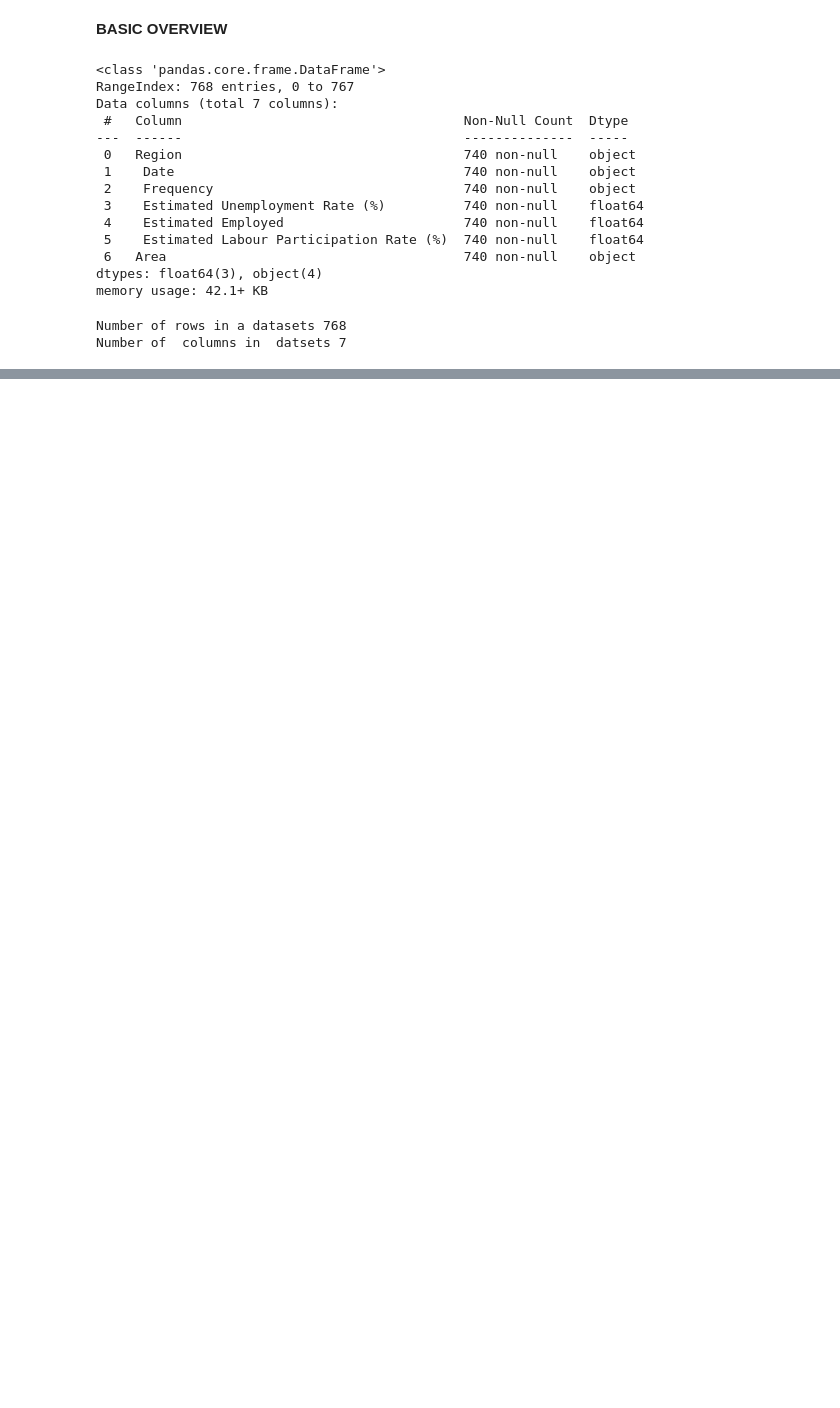
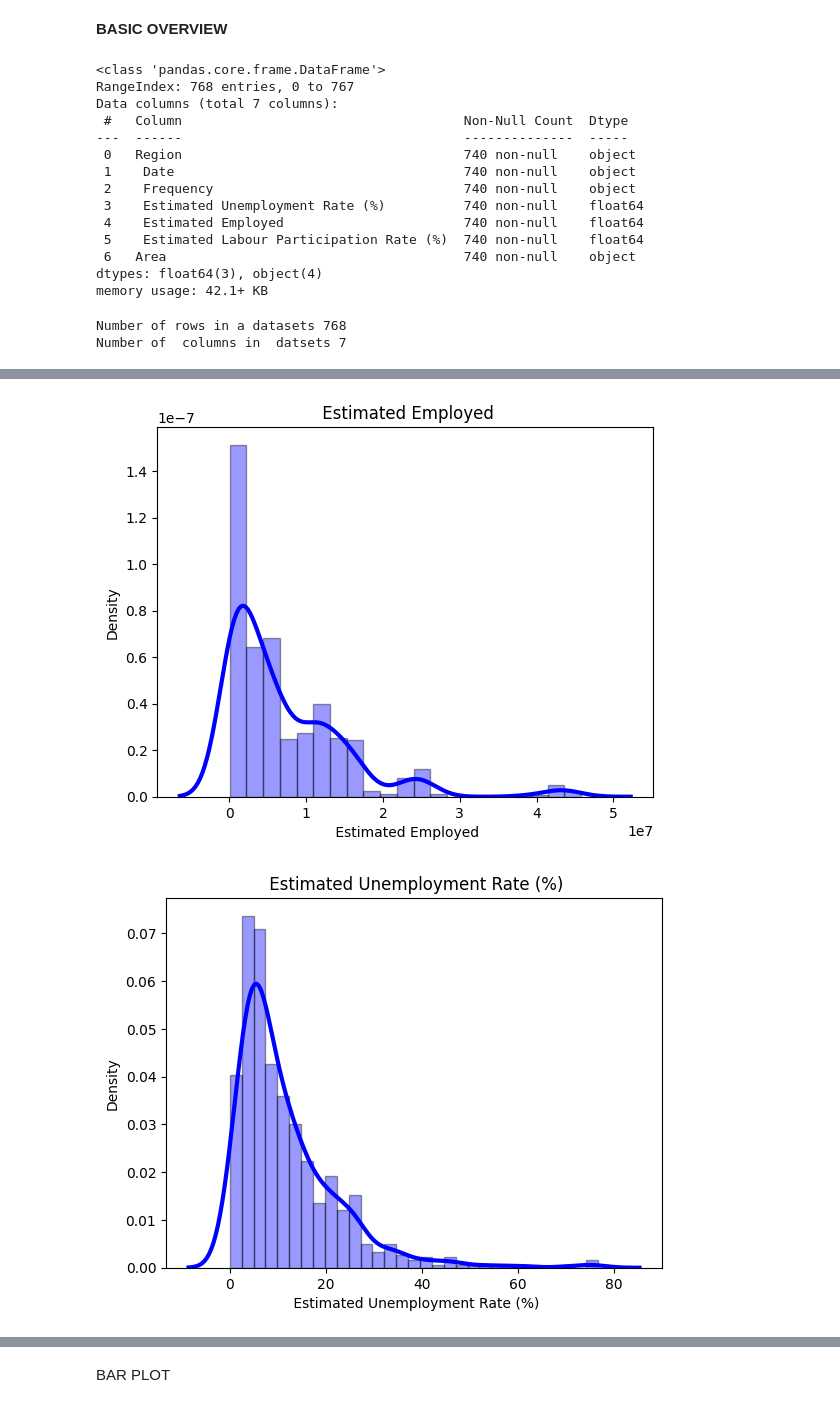
Before and after one commit to shivaprajapati34390-netizen/ML-project, a Jupyter notebook: unemployment_analysis_2026.ipynb, the cells around one changed output, grey strips where cells are left out. Cells and saved outputs as stored; diff of their text form; code cells hidden in the pictures; blank space fills up the shorter version.

```diff
--- a/unemployment_analysis_2026.ipynb
+++ b/unemployment_analysis_2026.ipynb
@@ -73,0 +268,9 @@ Number of  columns in  datsets 7
+# %%
+# make distplot on estimated employed,estimated unemployment rate ,estimated labour participation rate using for loop
+for col in [' Estimated Employed',' Estimated Unemployment Rate (%)',' Estimated Labour Participation Rate (%)']:
+  sns.distplot(df[col],color='blue',hist_kws={'edgecolor':'black'},kde_kws={'linewidth':3})
+  plt.title(col)
+  plt.show()
+# %% [output]
+[figure, added]
+[figure, added]
@@ -73,0 +278,2 @@ Number of  columns in  datsets 7
+# %% [markdown]
+BAR PLOT
```
Also changed, not shown: parts of 35 cells of this notebook.
